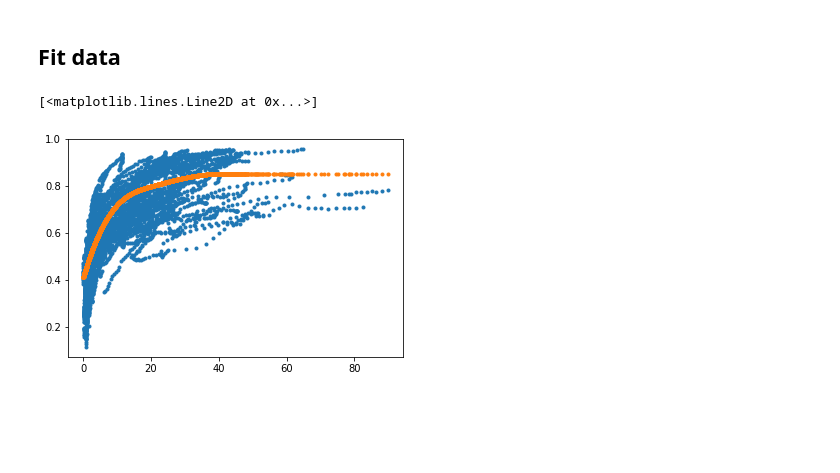
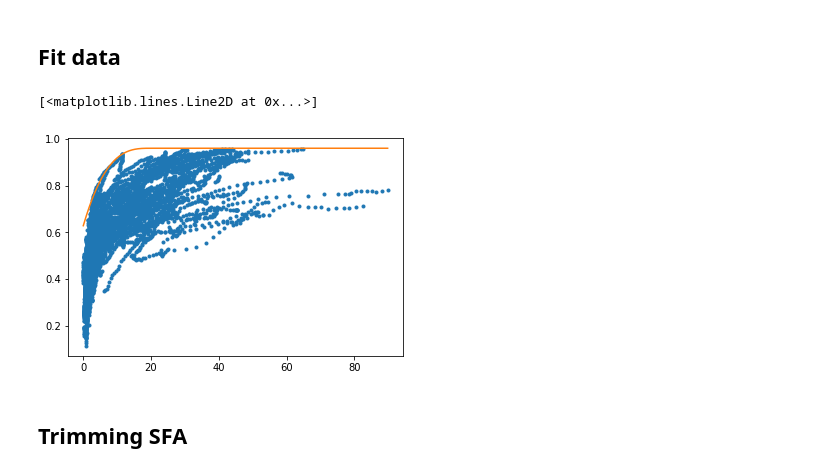
Before and after one commit to UW-AMO/StochasticFrontier, a Jupyter notebook: example/example_uhc.ipynb, the cells around one changed output. Cells and saved outputs as stored; diff of their text form; code cells hidden in the pictures; blank space fills up the shorter version.

```diff
--- a/example/example_uhc.ipynb
+++ b/example/example_uhc.ipynb
@@ -20,6 +20,10 @@ z = np.ones((m,1))
 d = np.ones((m,1))
 y = df['uhc'].values
 #
+ind = np.argsort(x)
+x = x[ind]
+y = y[ind]
+#
 sfa = SFA(x.reshape(m,1), z, d, s, Y=y, add_intercept_to_x=True)
 # %% [output]
 number of studies:      5460
@@ -42,6 +49,12 @@ sfa.optimizeSFA()
+# %%
+sfa.gama_uprior = np.zeros((2, sfa.k_gama))
+sfa.uprior = np.hstack((sfa.beta_uprior, sfa.gama_uprior, sfa.deta_uprior))
+sfa.optimizeSFA()
 # %%
 plt.plot(x, y, '.')
-plt.plot(x, sfa.X.dot(sfa.beta_soln), '.')
+plt.plot(x, sfa.X.dot(sfa.beta_soln))
 # %% [output]
 [<matplotlib.lines.Line2D at 0x...>]
-[figure, old version]
+[figure, new version]
+# %% [markdown]
+## Trimming SFA
```
Also changed, not shown: parts of 10 cells of this notebook, 2 other files.
